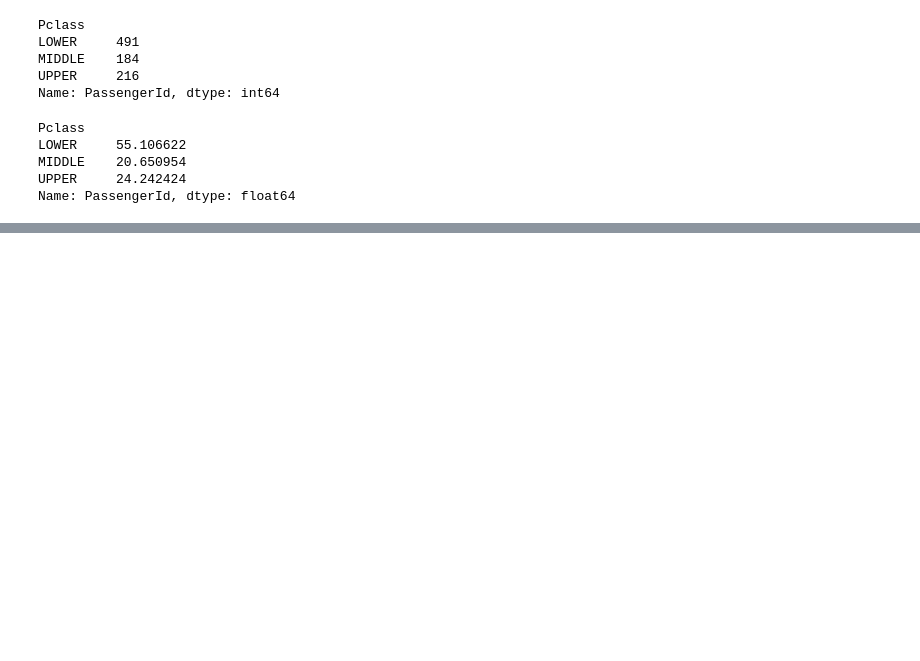
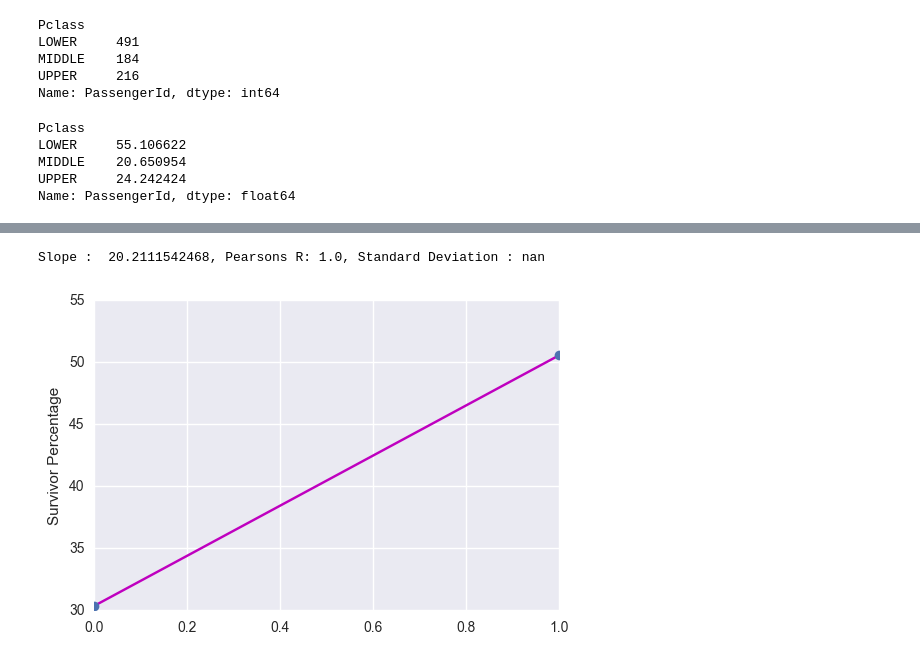
Before and after one commit to rramchan12/Data-Analyst-NanoDegree, a Jupyter notebook: P2 - Investigate a Dataset using Python/Investigating_Titanic_Data.ipynb, the cells around one changed output, grey strips where cells are left out. Drawn from its saved outputs; the diff is of its cells as text; code cells hidden in the pictures; blank space fills up the shorter version.

```diff
--- a/P2 - Investigate a Dataset using Python/Investigating_Titanic_Data.ipynb
+++ b/P2 - Investigate a Dataset using Python/Investigating_Titanic_Data.ipynb
@@ -273,0 +309,33 @@ pie_plot(survivors_by_class_as_percentage_total_survival,'Survivors by Class(as
+# %%
+#lets modify the data set to get to the bottom of this
+
+passenger_df.head()
+
+passenger_df['Alone'] = passenger_df['SibSp']+passenger_df['Parch']
+
+
+def make_alone_readable(row):
+    if (row>0):
+        return 'WITH FAMILY'
+    else:
+        return 'ALONE'
+
+passenger_df['Alone'] = passenger_df['Alone'].apply(make_alone_readable)
+
+
+passengers_alone_vs_passengers_with_family = passenger_df.groupby('Alone').count()['PassengerId']
+print(passengers_alone_vs_passengers_with_family)
+passengers_alone_vs_passengers_with_family_as_perc_total_passengers = get_percentage(passengers_alone_vs_passengers_with_family,len(passenger_df))
+passenger_survival_alone_vs_family = passenger_df.groupby('Alone').sum()['Survived']
+passenger_survival_alone_vs_family_as_perc_total_survivors = get_percentage(passenger_survival_alone_vs_family,passenger_df.sum()['Survived'])
+print(passenger_survival_alone_vs_family_as_perc_total_survivors)
+passenger_survival_alone_vs_family_as_perc_total_passengers_in_class = get_percentage(passenger_survival_alone_vs_family,
+                                                                                      passengers_alone_vs_passengers_with_family)
+print(passenger_survival_alone_vs_family_as_perc_total_survivors)
+survivors_family_df = pd.DataFrame(data={ "Passengers(As a % of Total Passengers)" :
+    passengers_alone_vs_passengers_with_family_as_perc_total_passengers, "Survivor (As a % of Total Survivors)" :
+                                          passenger_survival_alone_vs_family_as_perc_total_survivors,
+                                          "Survivor  (As a % of Passengers in Class)": passenger_survival_alone_vs_family_as_perc_total_passengers_in_class
+})
+
+survivors_family_df.head()
@@ -273,0 +359,7 @@ pie_plot(survivors_by_class_as_percentage_total_survival,'Survivors by Class(as
+# %%
+survivors_family_df.icol(1)
+passenger_travel_status = list([0,1])
+plot(passenger_travel_status,survivors_family_df.icol(1), 'Survivor Percentage')
+# %% [output]
+Slope :  20.2111542468, Pearsons R: 1.0, Standard Deviation : nan
+[figure, added]
```
Also changed, not shown: parts of 12 cells of this notebook.
